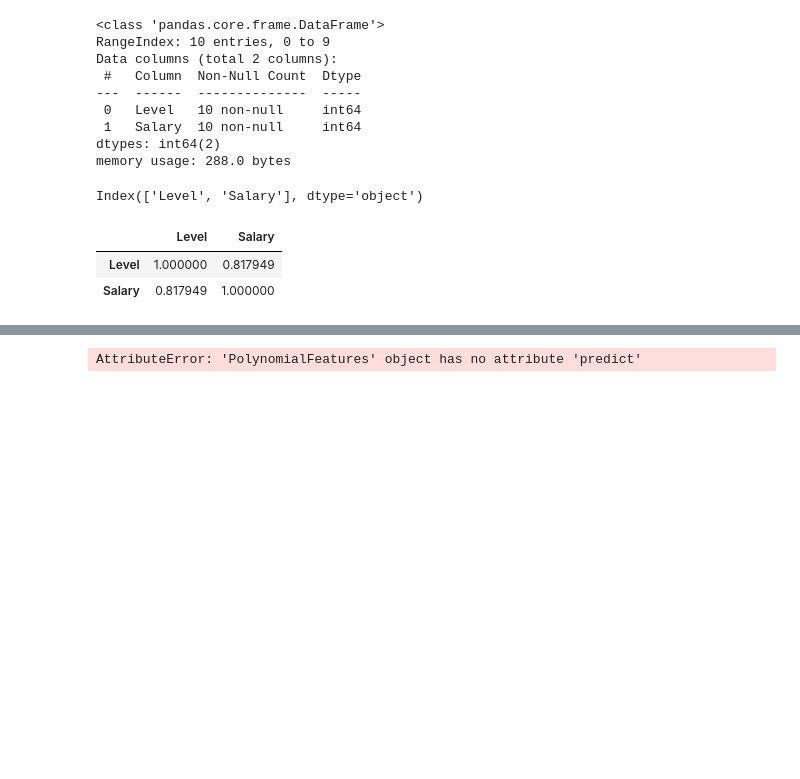
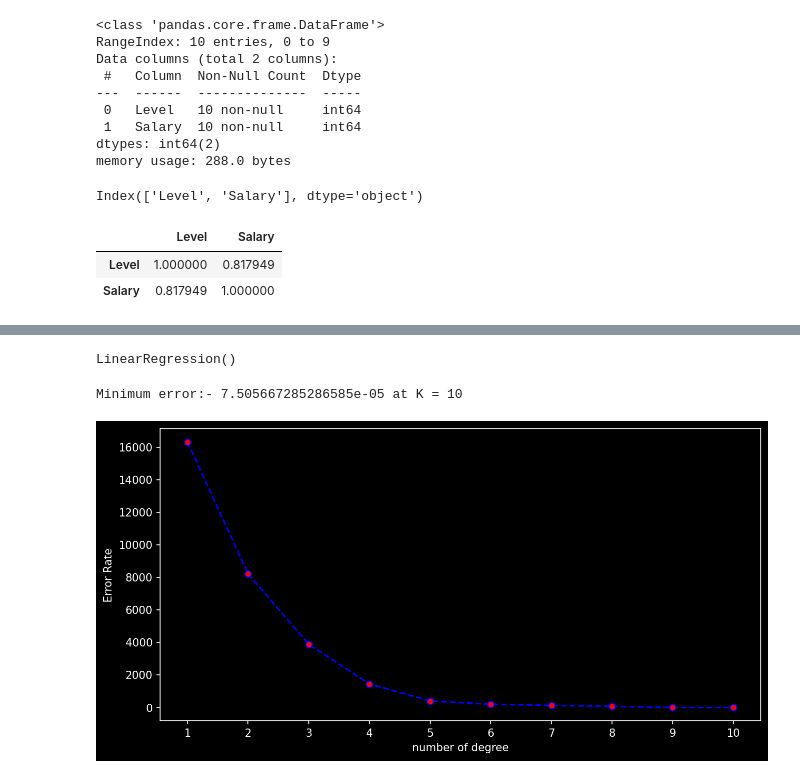
Before and after one commit to debjitpal5040/ML_Algorithms, a Jupyter notebook: Machine Learning/Supervised Learning/Regression/Polynomial Regression/Polynomial Regression.ipynb, the cells around one changed output, grey strips where cells are left out. Saved outputs shown, nothing was run; the diff lists cells and outputs as text; code cells hidden in the pictures; blank space fills up the shorter version.

```diff
--- a/Machine Learning/Supervised Learning/Regression/Polynomial Regression/Polynomial Regression.ipynb
+++ b/Machine Learning/Supervised Learning/Regression/Polynomial Regression/Polynomial Regression.ipynb
@@ -74,6 +75,7 @@ X_train, X_test, y_train, y_test = train_test_split(X, y, test_size=0.2, random_
 # %%
 poly_reg = PolynomialFeatures(degree=4)
-poly_reg.fit(X_train, y_train)
-y_pred = poly_reg.predict(X_test)
+x_poly= poly_reg.fit_transform(X)
+lin_reg= LinearRegression()
+lin_reg.fit(x_poly, y)
 # %% [output]
-AttributeError: 'PolynomialFeatures' object has no attribute 'predict'
+LinearRegression()
@@ -80,2 +91,12 @@ AttributeError: 'PolynomialFeatures' object has no attribute 'predict'
+# %%
+plt.figure(figsize=(10,5),dpi=150)
+plt.plot(range(1,11),rmse,linestyle='dashed',color='blue',marker='o',markerfacecolor='red')
+plt.xlabel('number of degree')
+plt.ylabel('Error Rate')
+plt.xticks(range(1,11))
+print("Minimum error:-",min(rmse),"at K =",1+rmse.index(min(rmse)))
+# %% [output]
+Minimum error:- 7.505667285286585e-05 at K = 10
+[figure, added]
 # %%
 plt.scatter(X, y, color='red')
```
Also changed, not shown: parts of 6 cells of this notebook.
